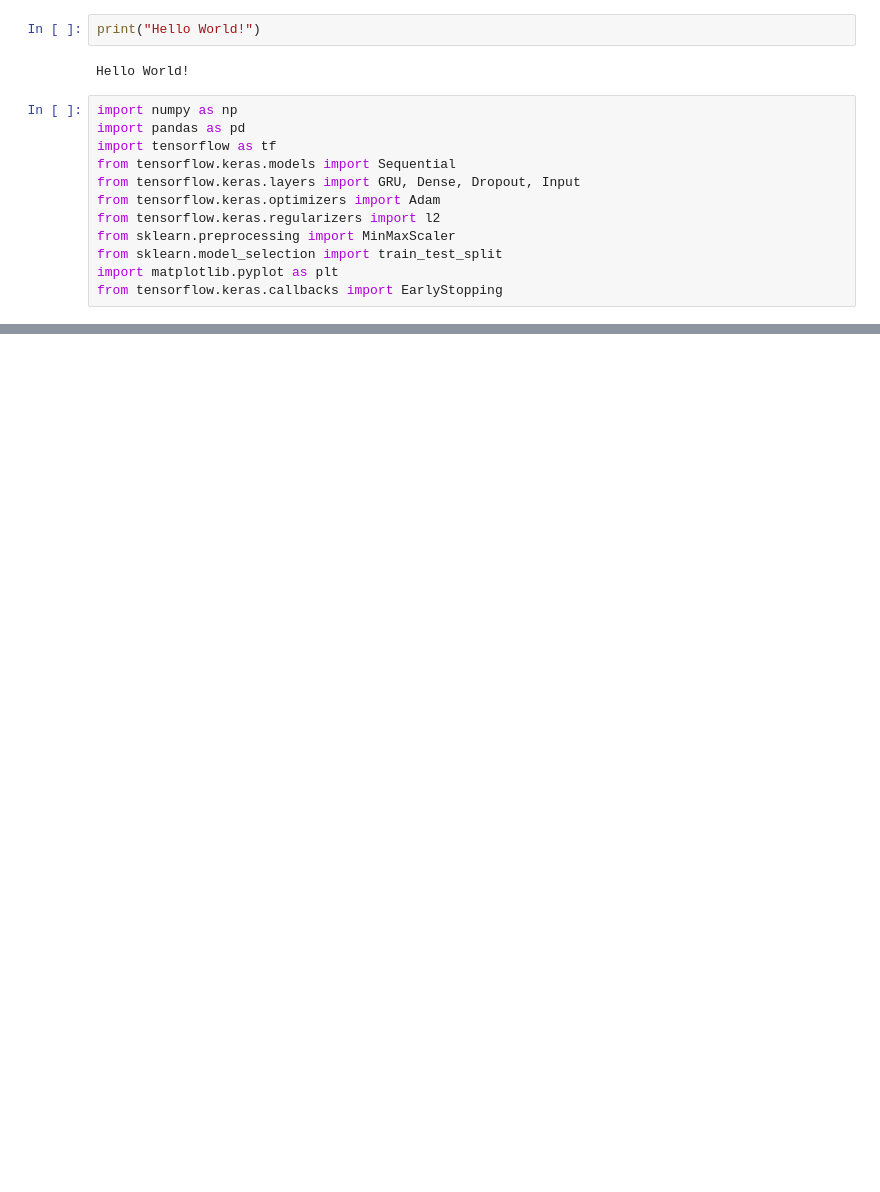
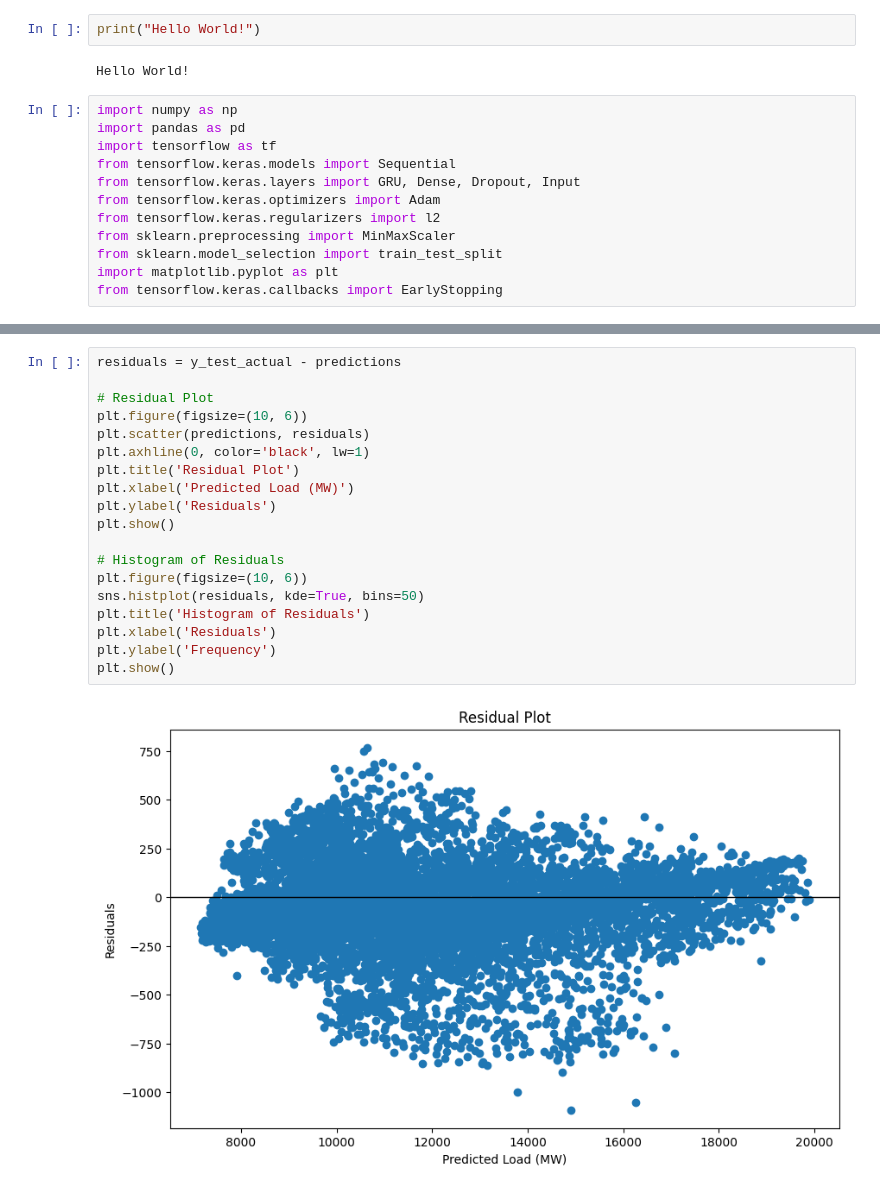
Before and after one commit to Mohsin-424/Load-Prediction, a Jupyter notebook: Mohsin2.ipynb, the cells around one changed output, grey strips where cells are left out. Cells and saved outputs as stored; diff of their text form; blank space fills up the shorter version.

```diff
--- a/Mohsin2.ipynb
+++ b/Mohsin2.ipynb
@@ -273,0 +880,21 @@ KeyError: '2015'
+# %%
+residuals = y_test_actual - predictions
+
+# Residual Plot
+plt.figure(figsize=(10, 6))
+plt.scatter(predictions, residuals)
+plt.axhline(0, color='black', lw=1)
+plt.title('Residual Plot')
+plt.xlabel('Predicted Load (MW)')
+plt.ylabel('Residuals')
+plt.show()
+
+# Histogram of Residuals
+plt.figure(figsize=(10, 6))
+sns.histplot(residuals, kde=True, bins=50)
+plt.title('Histogram of Residuals')
+plt.xlabel('Residuals')
+plt.ylabel('Frequency')
+plt.show()
+# %% [output]
+[figure, added]
```
Also changed, not shown: parts of 21 cells of this notebook, 1 other file.
